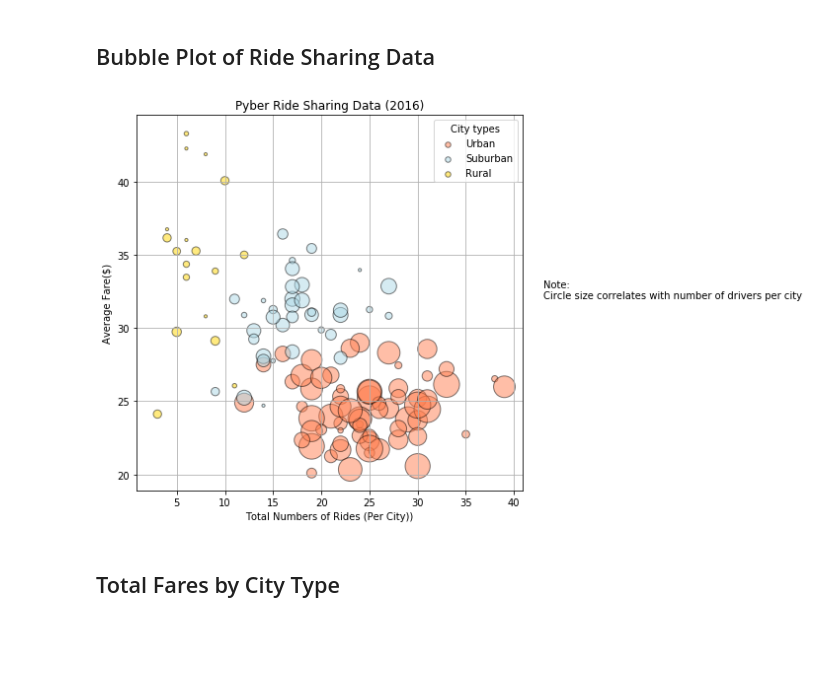
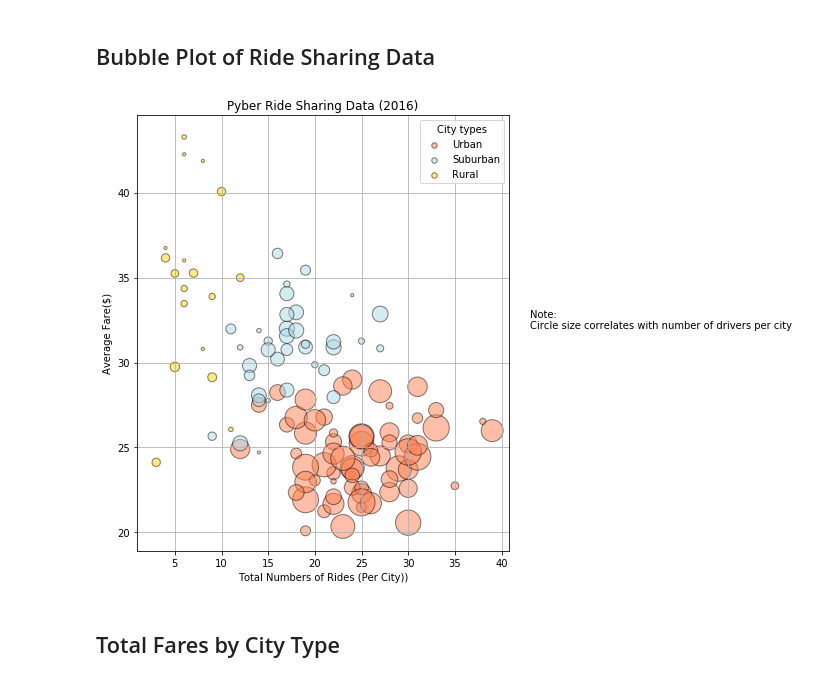
Before and after one commit to hrpitta/UofT_homework, a Jupyter notebook: 04-Matplotlib Homework/Pyber/pyber_starter.ipynb, the cells around one changed output. Cells and saved outputs as stored; diff of their text form; code cells hidden in the pictures; blank space fills up the shorter version.

```diff
--- a/04-Matplotlib Homework/Pyber/pyber_starter.ipynb
+++ b/04-Matplotlib Homework/Pyber/pyber_starter.ipynb
@@ -85,7 +85,7 @@ suburban_plot_df = pd.DataFrame({'Riders By City':suburban_grp.city.count()
 # Urban
 handles = []
 ax = urban_plot_df.plot(kind='scatter', x='Riders By City', y='Average Fare', s=urban_plot_df['Drivers Count']*10
-                        , c='Coral', edgecolors='black',alpha = 0.5, label="Urban", figsize=(7,7))
+                        , c='Coral', edgecolors='black',alpha = 0.5, label="Urban", figsize=(10,7))
 
 # Suburban
 suburban_plot_df.plot(kind='scatter', x='Riders By City', y='Average Fare', s=suburban_plot_df['Drivers Count']*10
@@ -93,34 +93,35 @@ suburban_plot_df.plot(kind='scatter', x='Riders By City', y='Average Fare', s=su
 
 # Rural
 rural_plot_df.plot(kind='scatter', x='Riders By City', y='Average Fare', s=rural_plot_df['Drivers Count']*10
                    , c='Gold', edgecolors='black', alpha = 0.5, label="Rural", ax=ax)
 # legend
 lgnd = plt.legend(title="City types", loc=1, scatterpoints=1, fontsize=10)
 lgnd.legendHandles[0]._sizes = [30]
 lgnd.legendHandles[1]._sizes = [30]
 lgnd.legendHandles[2]._sizes = [30]
 
 # Incorporate the other graph properties
 
 # Chart title
 plt.title("Pyber Ride Sharing Data (2016)")
 # x label
 plt.xlabel("Total Numbers of Rides (Per City))")
 # y label
 plt.ylabel("Average Fare($)")
 
 # Incorporate a text label regarding circle size
 plt.text(43,32,"Note:\nCircle size correlates with number of drivers per city")
 plt.grid()
+plt.tight_layout()
 # Save Figure
 # Save an image of the chart and print to screen
 plt.savefig("../Images/pyber_ride_sharing.png", dpi='figure', transparent=True)
 
 # Show plot
 
 plt.show()
 # %% [output]
-[figure, old version]
+[figure, new version]
 # %% [markdown]
 ## Total Fares by City Type
 # %%
```
Also changed, not shown: 1 other file.
